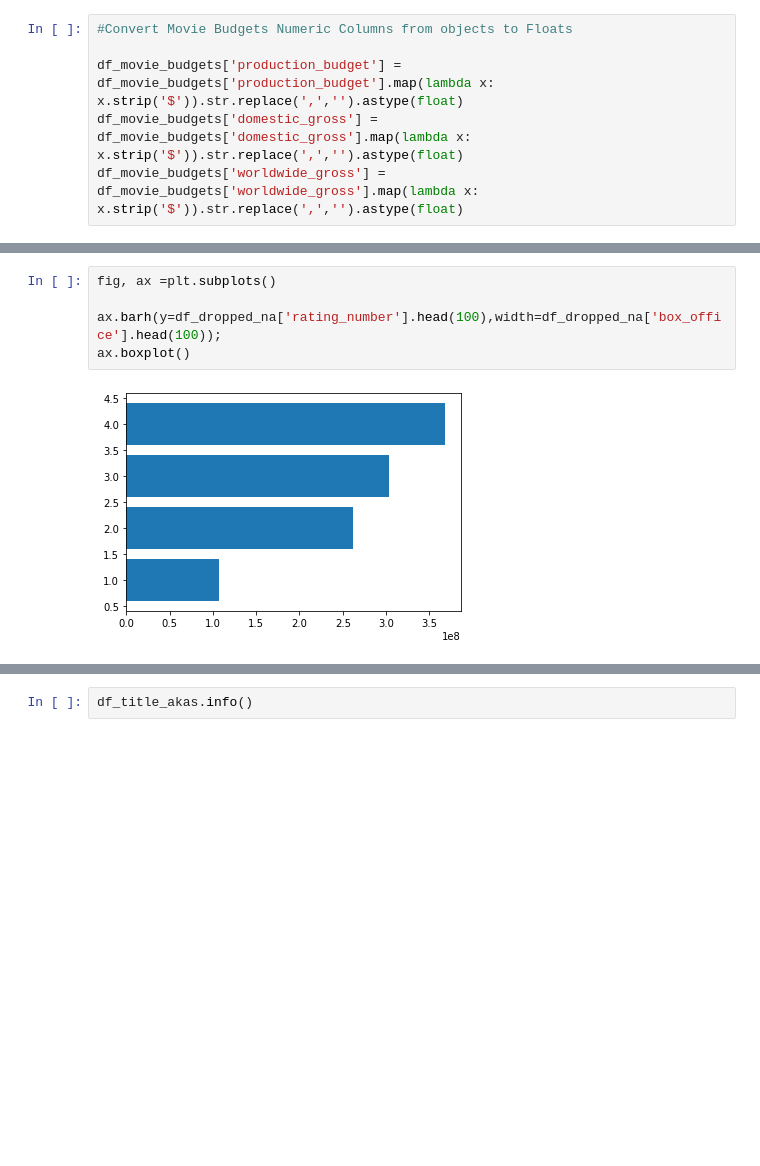
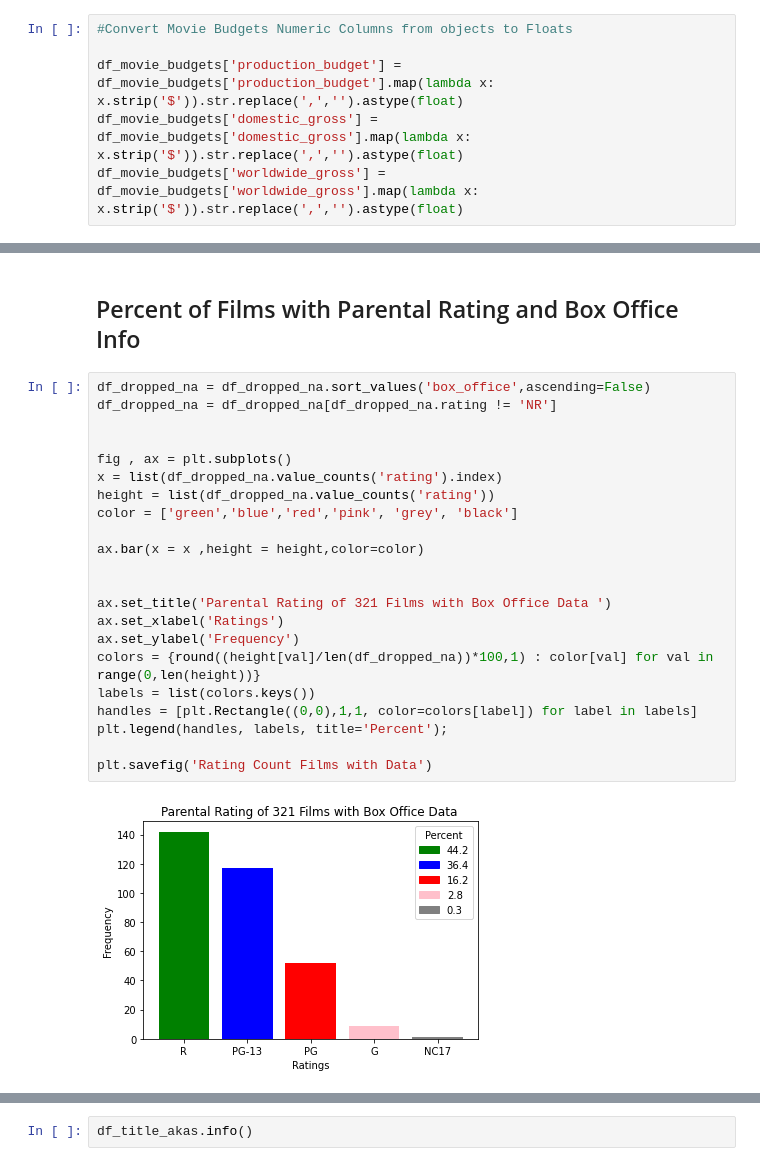
Before and after one commit to soohyunnie/avocoder-group-3-movie-analysis, a Jupyter notebook: Mitch_Notebook.ipynb, the cells around one changed output, grey strips where cells are left out. Cells and saved outputs as stored; diff of their text form; blank space fills up the shorter version.

```diff
--- a/Mitch_Notebook.ipynb
+++ b/Mitch_Notebook.ipynb
@@ -91,7 +103,26 @@ df_dropped_na['rating_number'] = df_dropped_na['rating'].map(rating_map)
-# %%
-fig, ax =plt.subplots()
-
-ax.barh(y=df_dropped_na['rating_number'].head(100),width=df_dropped_na['box_office'].head(100));
-ax.boxplot()
-# %% [output]
-[figure, removed]
+# %% [markdown]
+## Percent of Films with Parental Rating and Box Office Info
+# %%
+df_dropped_na = df_dropped_na.sort_values('box_office',ascending=False)
+df_dropped_na = df_dropped_na[df_dropped_na.rating != 'NR']
+
+
+fig , ax = plt.subplots()
+x = list(df_dropped_na.value_counts('rating').index)
+height = list(df_dropped_na.value_counts('rating'))
+color = ['green','blue','red','pink', 'grey', 'black']
+
+ax.bar(x = x ,height = height,color=color)
+
+
+ax.set_title('Parental Rating of 321 Films with Box Office Data ')
+ax.set_xlabel('Ratings')
+ax.set_ylabel('Frequency')
+colors = {round((height[val]/len(df_dropped_na))*100,1) : color[val] for val in range(0,len(height))}
+labels = list(colors.keys())
+handles = [plt.Rectangle((0,0),1,1, color=colors[label]) for label in labels]
+plt.legend(handles, labels, title='Percent');
+
+plt.savefig('Rating Count Films with Data')
+# %% [output]
+[figure, added]
```
Also changed, not shown: parts of 11 cells of this notebook, 7 other files.
